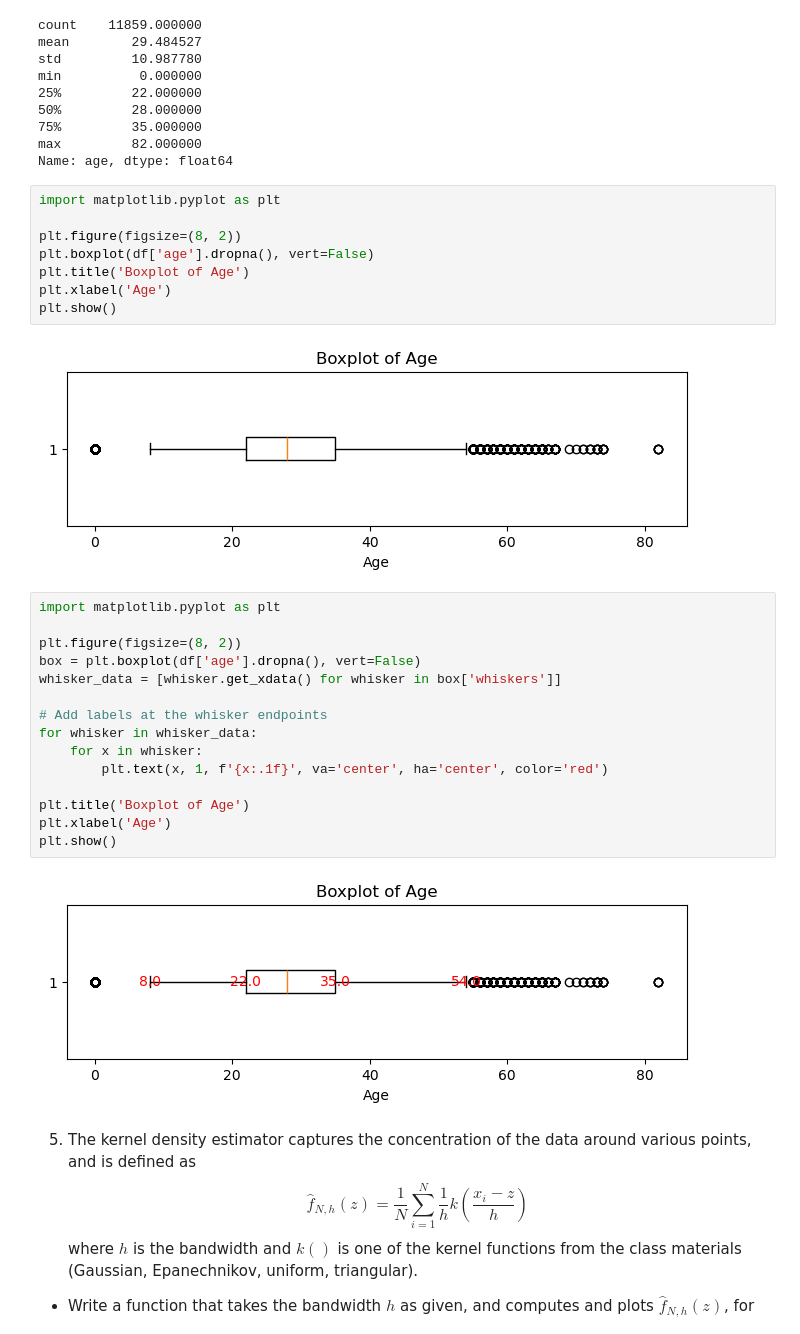
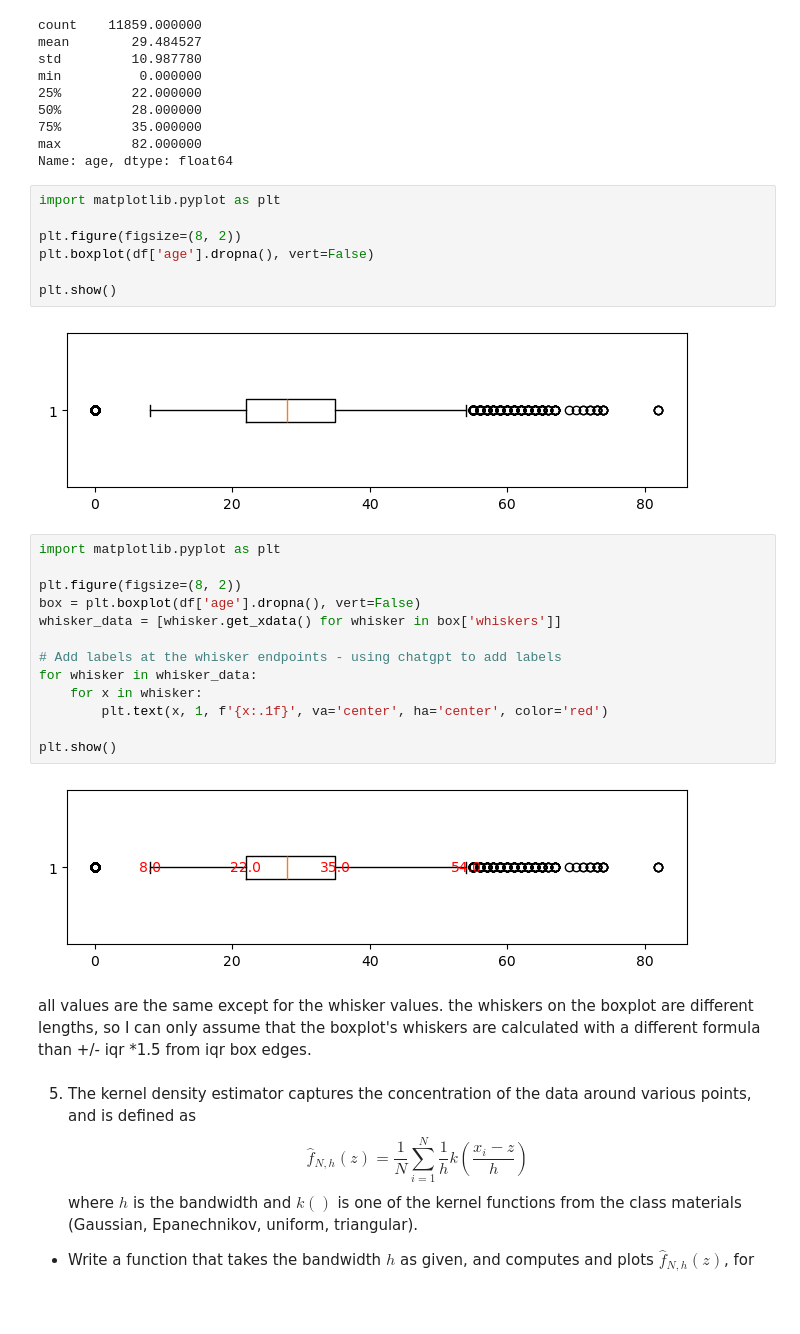
Before and after one commit to rde6mn/DS5030-Assignment2, a Jupyter notebook: assignment_2.ipynb, the cells around one changed output. Saved outputs shown, nothing was run; the diff lists cells and outputs as text; blank space fills up the shorter version.

```diff
--- a/assignment_2.ipynb
+++ b/assignment_2.ipynb
@@ -246,13 +244,12 @@ Name: age, dtype: float64
 # %%
 import matplotlib.pyplot as plt
 
 plt.figure(figsize=(8, 2))
 plt.boxplot(df['age'].dropna(), vert=False)
-plt.title('Boxplot of Age')
-plt.xlabel('Age')
+
 plt.show()
 # %% [output]
-[figure, old version]
+[figure, new version]
 # %%
 import matplotlib.pyplot as plt
 
@@ -260,16 +257,16 @@ plt.figure(figsize=(8, 2))
 box = plt.boxplot(df['age'].dropna(), vert=False)
 whisker_data = [whisker.get_xdata() for whisker in box['whiskers']]
 
-# Add labels at the whisker endpoints
+# Add labels at the whisker endpoints - using chatgpt to add labels
 for whisker in whisker_data:
     for x in whisker:
         plt.text(x, 1, f'{x:.1f}', va='center', ha='center', color='red')
 
-plt.title('Boxplot of Age')
-plt.xlabel('Age')
 plt.show()
 # %% [output]
-[figure, old version]
+[figure, new version]
+# %% [markdown]
+all values are the same except for the whisker values. the whiskers on the boxplot are different lengths, so I can only assume that the boxplot's whiskers are calculated with a different formula than +/- iqr *1.5 from iqr box edges.
 # %% [markdown]
 5. The kernel density estimator captures the concentration of the data around various points, and is defined as
 $$
```
Also changed, not shown: parts of 2 cells of this notebook.
